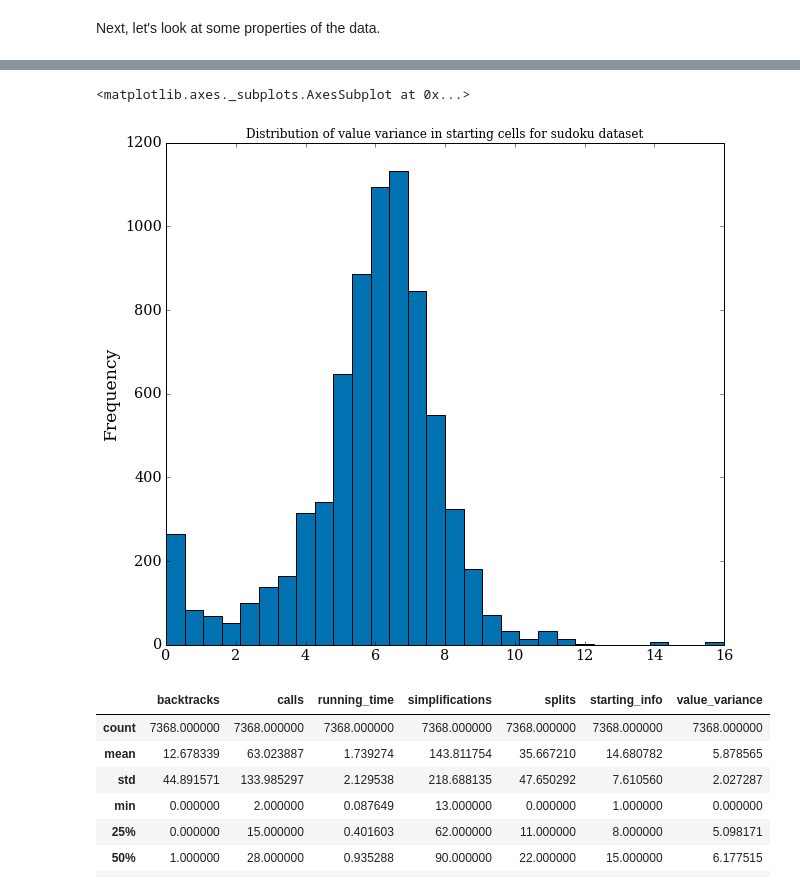
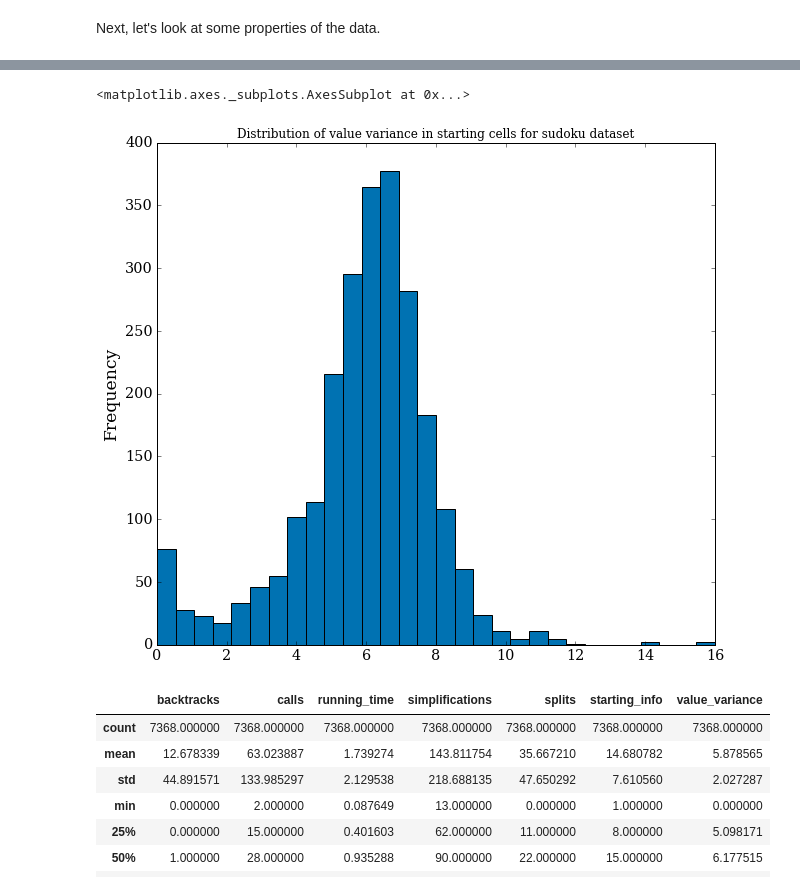
Before and after one commit to gianlucatruda/sudokusat, a Jupyter notebook: results.ipynb, the cells around one changed output, grey strips where cells are left out. Saved outputs shown, nothing was run; the diff lists cells and outputs as text; code cells hidden in the pictures.

Commit message:
Updated figure aesthetics and some sampling techniques for histograms.

```diff
--- a/results.ipynb
+++ b/results.ipynb
@@ -172,8 +174,8 @@ df['starting_info'].plot(kind='hist', title='Distribution of number of starting
 # %%
-df['value_variance'].plot(kind='hist', title='Distribution of value variance in starting cells for sudoku dataset', bins=30)
+df.groupby('puzzle').mean()['value_variance'].plot(kind='hist', title='Distribution of value variance in starting cells for sudoku dataset', bins=30)
 # %% [output]
 <matplotlib.axes._subplots.AxesSubplot at 0x...>
-[figure, old version]
+[figure, new version]
 # %%
 df.describe()
 # %% [output]
```
Also changed, not shown: parts of 2 cells of this notebook.
